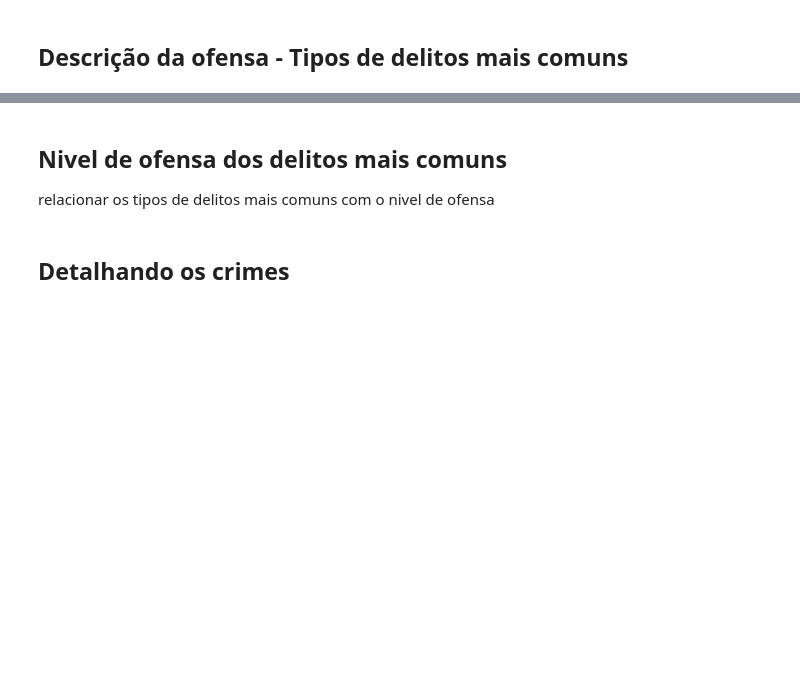
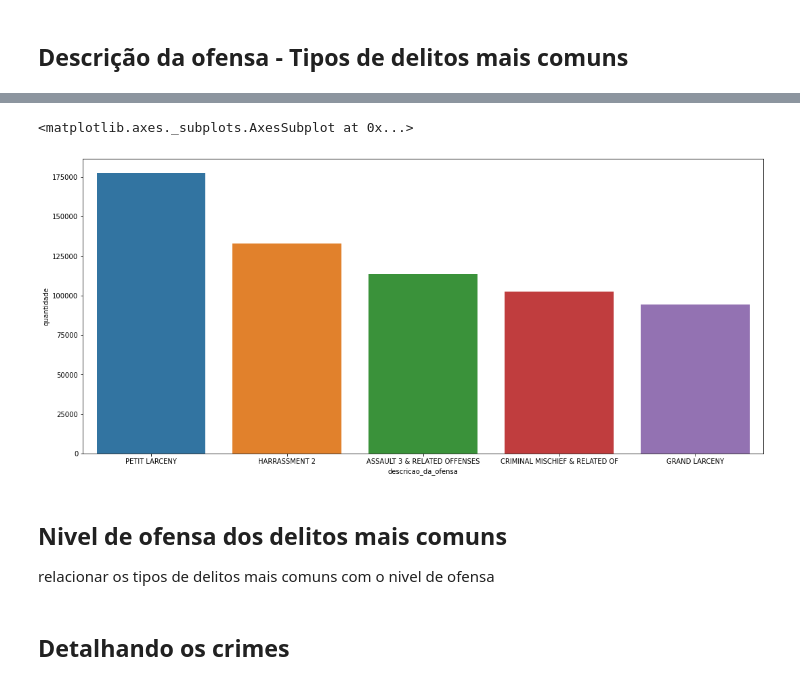
Before and after one commit to robertferro/crimes_ny, a Jupyter notebook: Crimes_NY-visualization.ipynb, the cells around one changed output, grey strips where cells are left out. Cells and saved outputs as stored; diff of their text form; code cells hidden in the pictures; blank space fills up the shorter version.

```diff
--- a/Crimes_NY-visualization.ipynb
+++ b/Crimes_NY-visualization.ipynb
@@ -269,5 +224,5 @@ delitos_concluidos_por_bairros
 tipos_de_delitos = delitos_concluidos_por_bairros.descricao_da_ofensa.value_counts().to_frame().reset_index()
 tipos_de_delitos.columns = ['descricao_da_ofensa' , 'quantidade']
 # %%
-principais_delitos = tipos_de_delitos.head(19)
+principais_delitos = tipos_de_delitos.head()
 principais_delitos
@@ -274,3 +236,9 @@ principais_delitos
+# %%
+plt.figure(figsize=(18,8))
+sns.barplot(x = 'descricao_da_ofensa' , y = 'quantidade' , data = principais_delitos)
+# %% [output]
+<matplotlib.axes._subplots.AxesSubplot at 0x...>
+[figure, added]
 # %% [markdown]
 ## Nivel  de ofensa  dos delitos mais comuns
 relacionar os tipos de delitos mais comuns com o nivel de ofensa
```
Also changed, not shown: parts of 150 cells of this notebook.
